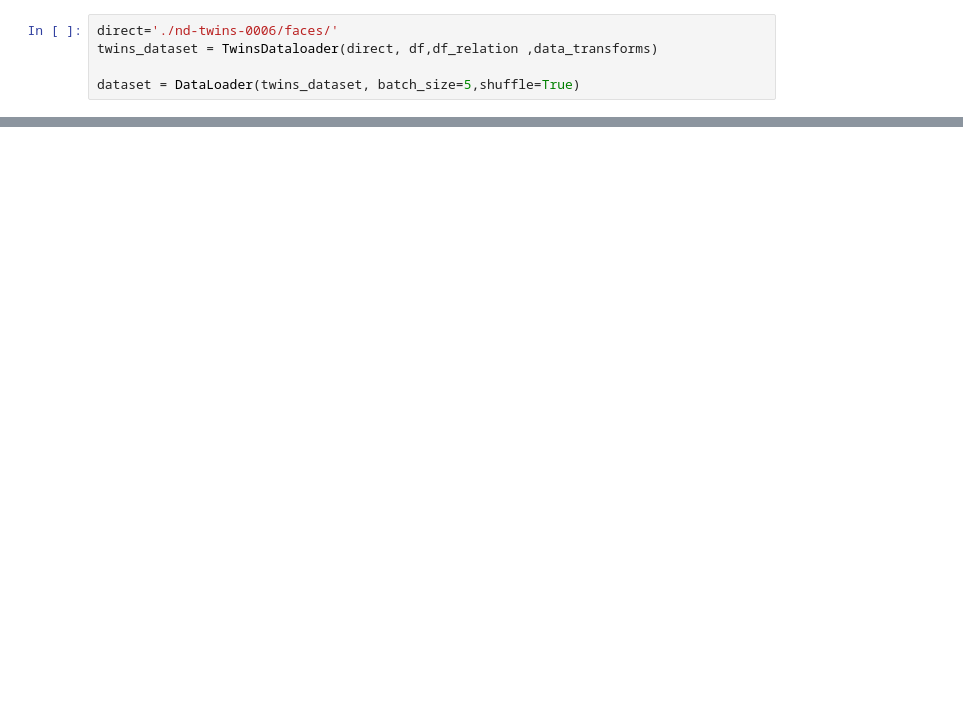
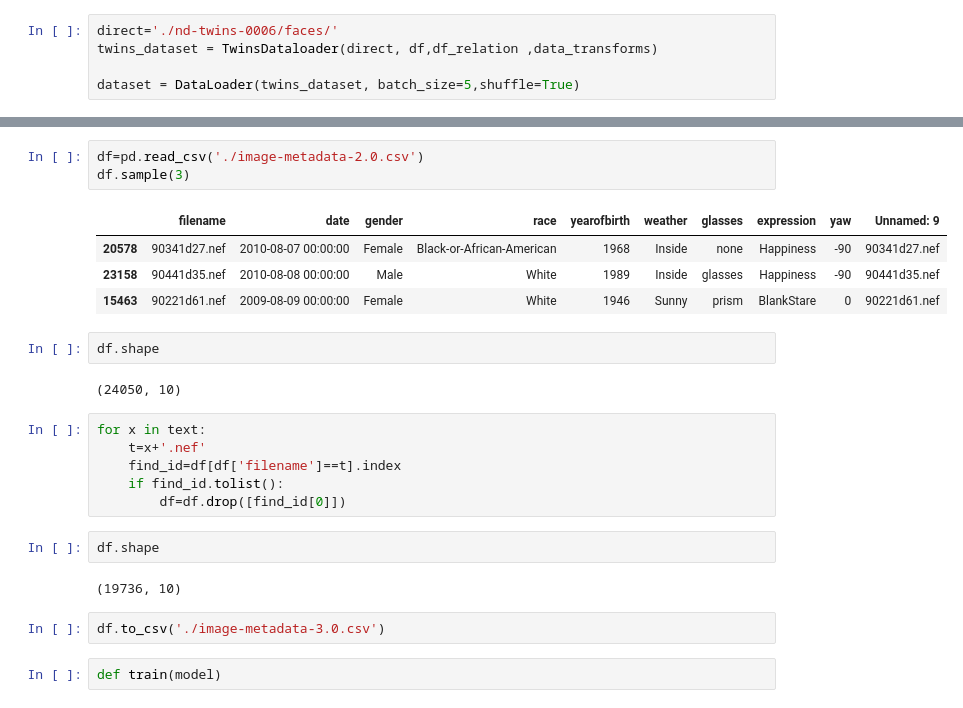
Before and after one commit to KhurramPirov/Twins-recognition, a Jupyter notebook: dataloader/Dataloader.ipynb, the cells around one changed output, grey strips where cells are left out. Cells and saved outputs as stored; diff of their text form; blank space fills up the shorter version.

```diff
--- a/dataloader/Dataloader.ipynb
+++ b/dataloader/Dataloader.ipynb
@@ -142,0 +148,26 @@ imshow(out, title=[x for x in classes])
+# %%
+df=pd.read_csv('./image-metadata-2.0.csv')
+df.sample(3)
+# %% [output]
+|  | filename | date | gender | race | yearofbirth | weather | glasses | expression | yaw | Unnamed: 9 |
+| 20578 | 90341d27.nef | 2010-08-07 00:00:00 | Female | Black-or-African-American | 1968 | Inside | none | Happiness | -90 | 90341d27.nef |
+| 23158 | 90441d35.nef | 2010-08-08 00:00:00 | Male | White | 1989 | Inside | glasses | Happiness | -90 | 90441d35.nef |
+| 15463 | 90221d61.nef | 2009-08-09 00:00:00 | Female | White | 1946 | Sunny | prism | BlankStare | 0 | 90221d61.nef |
+# %%
+df.shape
+# %% [output]
+(24050, 10)
+# %%
+for x in text:
+    t=x+'.nef'
+    find_id=df[df['filename']==t].index
+    if find_id.tolist():
+        df=df.drop([find_id[0]])
+# %%
+df.shape
+# %% [output]
+(19736, 10)
+# %%
+df.to_csv('./image-metadata-3.0.csv')
+# %%
+def train(model)
```
Also changed, not shown: parts of 8 cells of this notebook, 2 other files.
